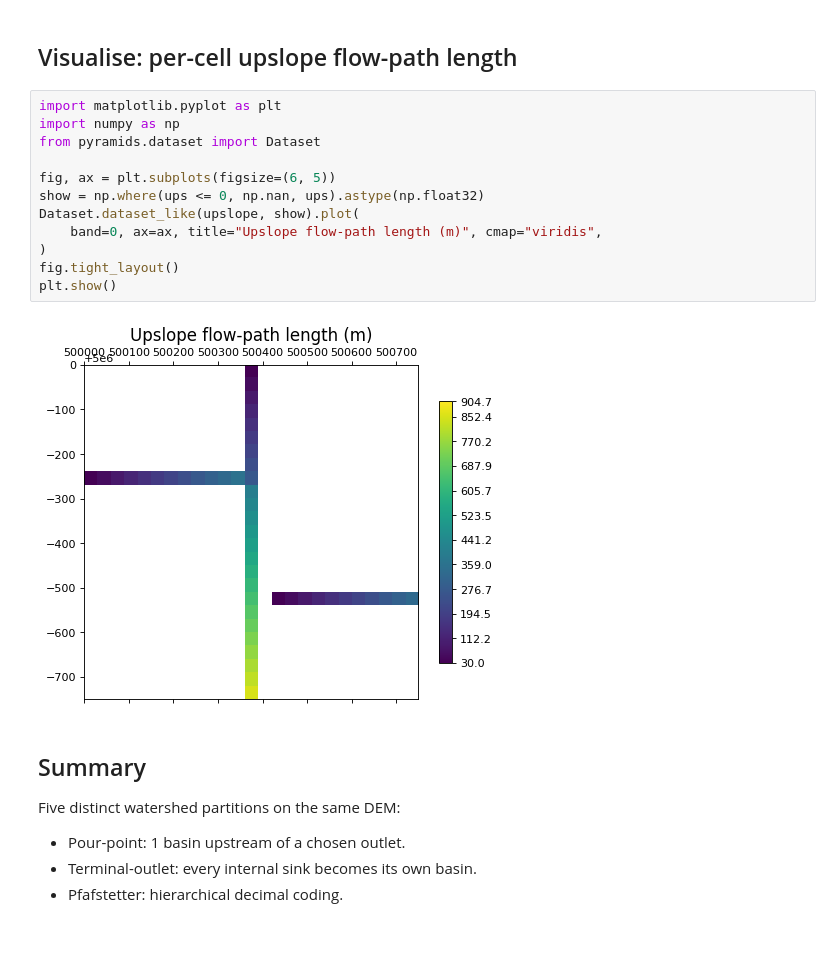
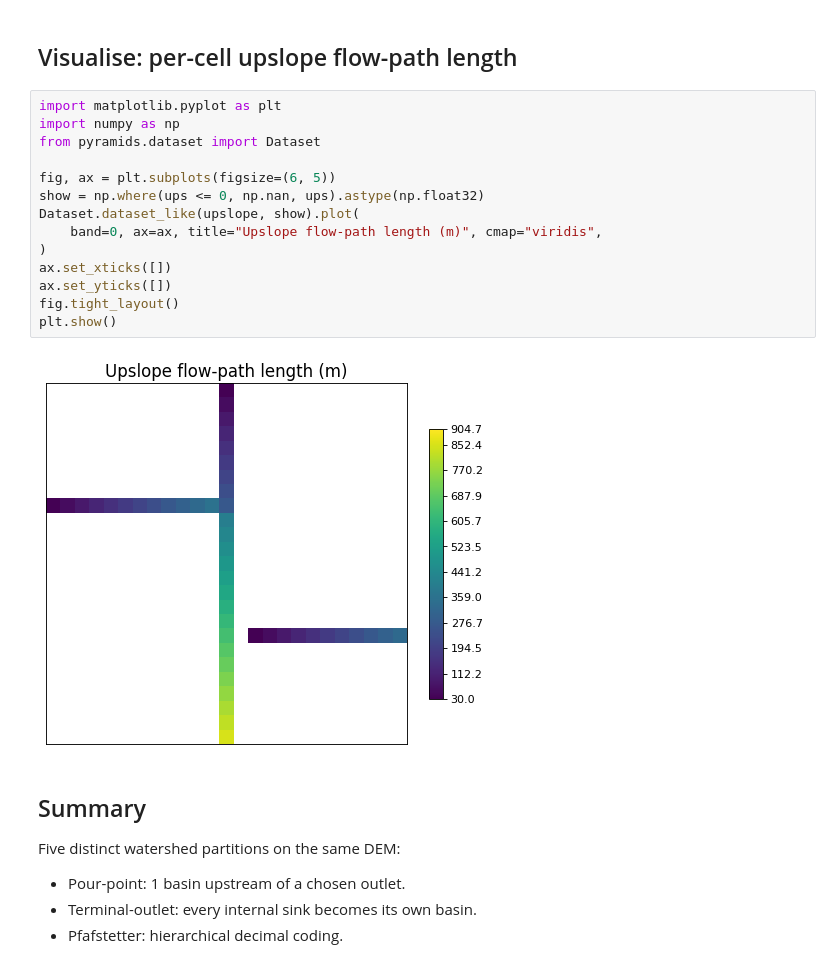
Before and after one commit to serapeum-org/digital-rivers, a Jupyter notebook: docs/examples/02_watershed_analytics.ipynb, the cells around one changed output. Saved outputs shown, nothing was run; the diff lists cells and outputs as text; blank space fills up the shorter version.

```diff
--- a/docs/examples/02_watershed_analytics.ipynb
+++ b/docs/examples/02_watershed_analytics.ipynb
@@ -233,17 +245,19 @@ Mean upslope length:  327.3 m
 # %%
 import matplotlib.pyplot as plt
 import numpy as np
 from pyramids.dataset import Dataset
 
 fig, ax = plt.subplots(figsize=(6, 5))
 show = np.where(ups <= 0, np.nan, ups).astype(np.float32)
 Dataset.dataset_like(upslope, show).plot(
     band=0, ax=ax, title="Upslope flow-path length (m)", cmap="viridis",
 )
+ax.set_xticks([])
+ax.set_yticks([])
 fig.tight_layout()
 plt.show()
 # %% [output]
-[figure, old version]
+[figure, new version]
 # %% [markdown]
 ## Summary
 
```
Also changed, not shown: parts of 5 cells of this notebook, 11 other files.
